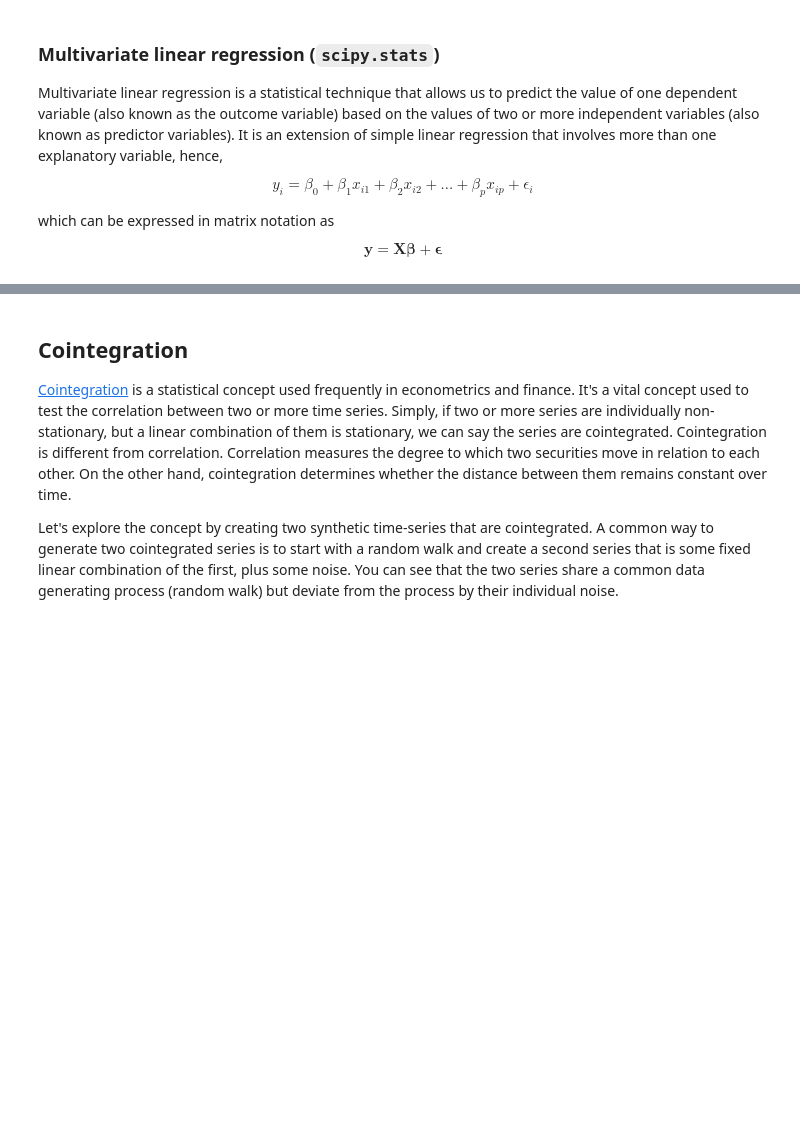
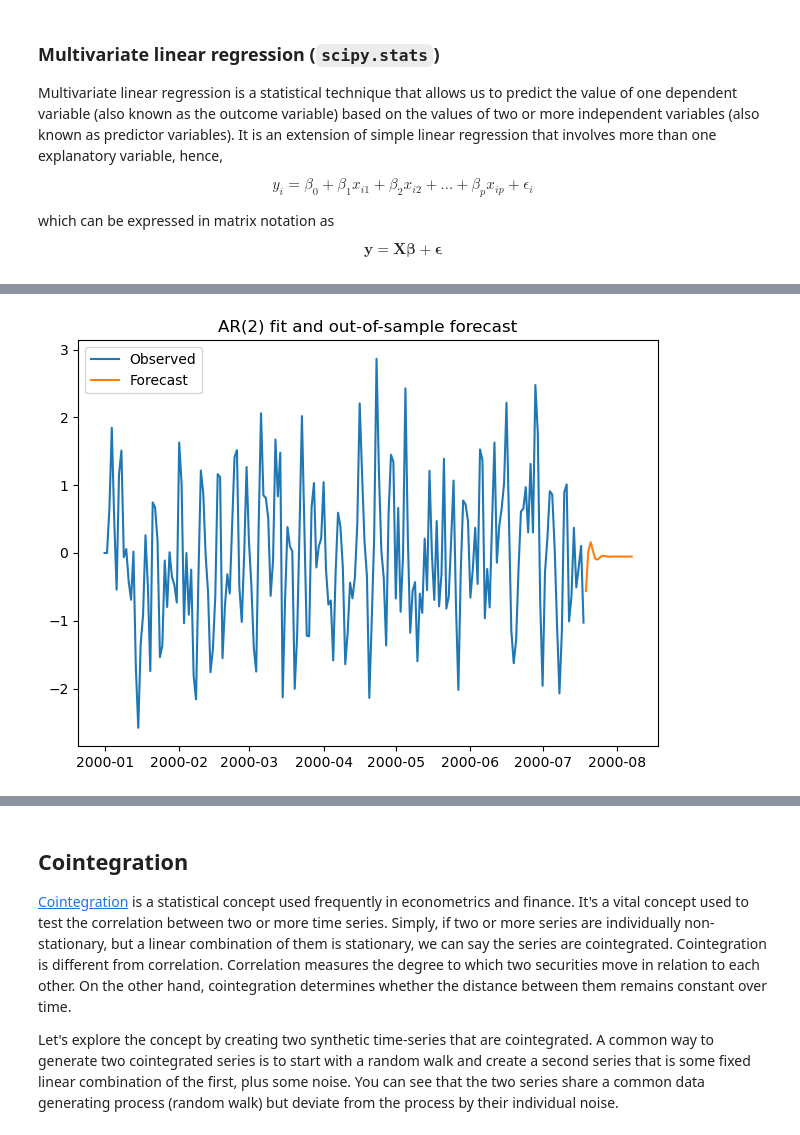
Before and after one commit to adi2308/FinancialDataAnalytics, a Jupyter notebook: slides_pt3.ipynb, the cells around one changed output, grey strips where cells are left out. Saved outputs shown, nothing was run; the diff lists cells and outputs as text; code cells hidden in the pictures; blank space fills up the shorter version.

```diff
--- a/slides_pt3.ipynb
+++ b/slides_pt3.ipynb
@@ -282,0 +289,20 @@ Estimated Parameters AR(1): [ 0.00879063  0.74323254  0.00893375  0.08681321 -0.
+# %%
+# Forecast 20 steps
+forecast_steps = 20
+forecast = ar_model.predict(start=len(ts), end=len(ts) + forecast_steps - 1)
+
+forecast_index = pd.date_range(ts.index[-1] + pd.Timedelta(days=1),
+                               periods=forecast_steps, freq="D")
+
+# Plot
+fig_arpred = plt.figure()
+plt.plot(ts, label="Observed")
+plt.plot(forecast_index, forecast, label="Forecast")
+plt.title("AR(2) fit and out-of-sample forecast")
+plt.legend()
+plt.tight_layout()
+plt.close()
+# %%
+display(fig_arpred)
+# %% [output]
+[figure, added]
```
Also changed, not shown: parts of 30 cells of this notebook, 1 other file.
